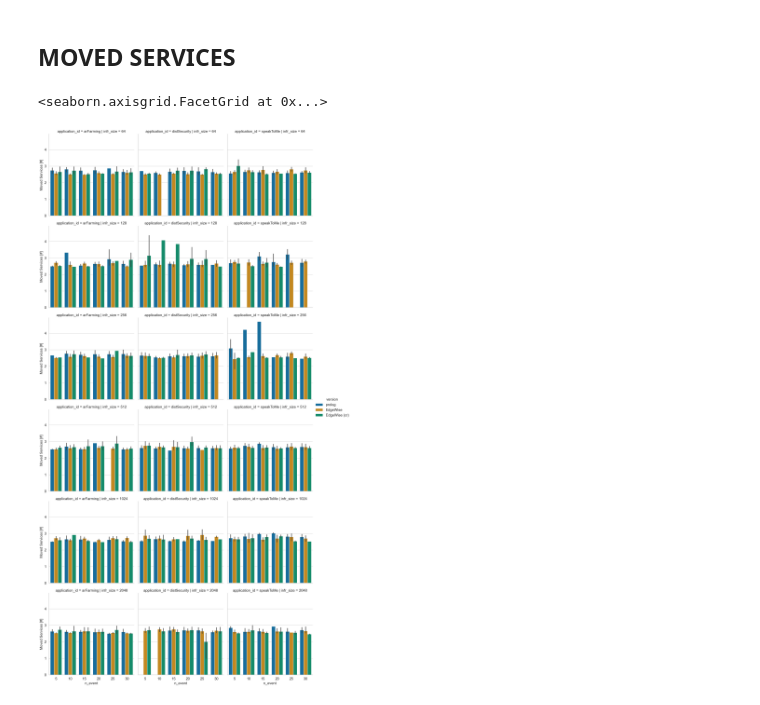
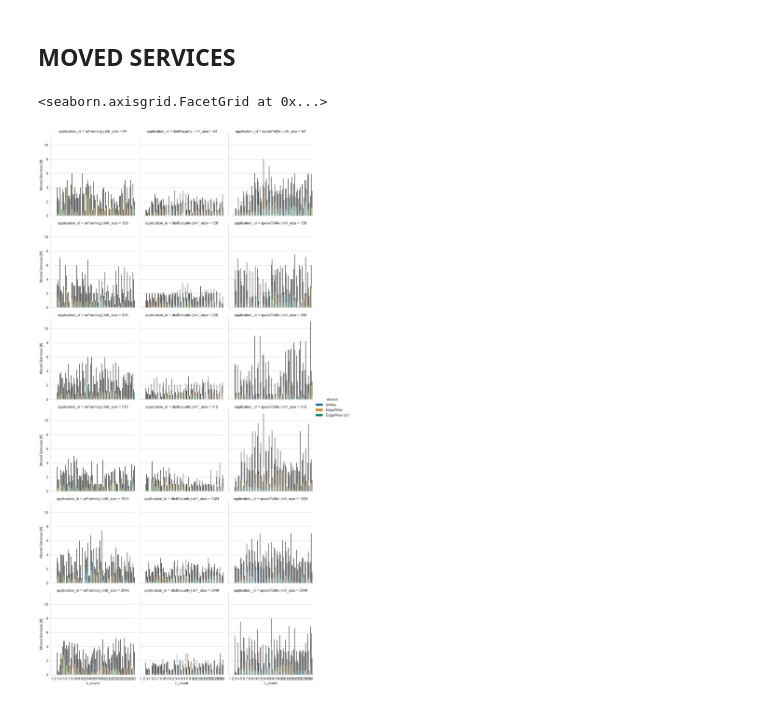
Before and after one commit to di-unipi-socc/edgewise, a Jupyter notebook: edgewise/results/analyse.ipynb, the cells around one changed output. Cells and saved outputs as stored; diff of their text form; code cells hidden in the pictures.

```diff
--- a/edgewise/results/analyse.ipynb
+++ b/edgewise/results/analyse.ipynb
@@ -44,6 +44,15 @@ df = df[df["_merge"] == "left_only"].drop(columns=["_merge"])
 print(f"Removed {old_shape[0] - df.shape[0]} events")
 # %% [output]
 Removed 29755 events
+# %%
+df_exec_time = df[(df["callback_id"] == "execution_time") & (~df["value"].isin(["-1"]))]
+df_exec_time.loc[:, "value"] = df_exec_time["value"].astype(float)
+
+df_cost = df[(df["callback_id"] == "cost") & (~df["value"].isin(["inf", "-1"]))]
+df_cost.loc[:, "value"] = df_cost["value"].astype(float)
+
+df_moved = df[(df["callback_id"] == "moved_services") & (~df["value"].isin(["inf", "-1"]))]
+df_moved.loc[:, "value"] = df_moved["value"].astype(float)
 # %% [markdown]
 ## EXECUTION TIME
 # %%
@@ -137,27 +142,23 @@ f.set_ylabels("Cost")
 # %% [markdown]
 ## MOVED SERVICES
 # %%
-df_moved = df[(df["callback_id"] == "moved_services")
-            & (~df["value"].isin(["inf", "0"]))
-            & (df["n_event"] % 5 == 0)
-        ]
-df_moved.loc[:, "value"] = df_moved["value"].astype(float).expanding().mean()
+
 f = sns.catplot(
     data=df_moved,
     x="n_event",
     y="value",
     hue="version",
     #style="version",
     kind="bar",
     row="nodes",
     col="application_id",
     palette="colorblind",
     hue_order=HUE_ORDER,
     col_order=COL_ORDER,
 )
 
 f.set_titles("application_id = {col_name} | infr_size = {row_name}")
 f.set_ylabels("Moved Services [#]")
 # %% [output]
 <seaborn.axisgrid.FacetGrid at 0x...>
-[figure, old version]
+[figure, new version]
```
Also changed, not shown: parts of 6 cells of this notebook, 1 other file.
